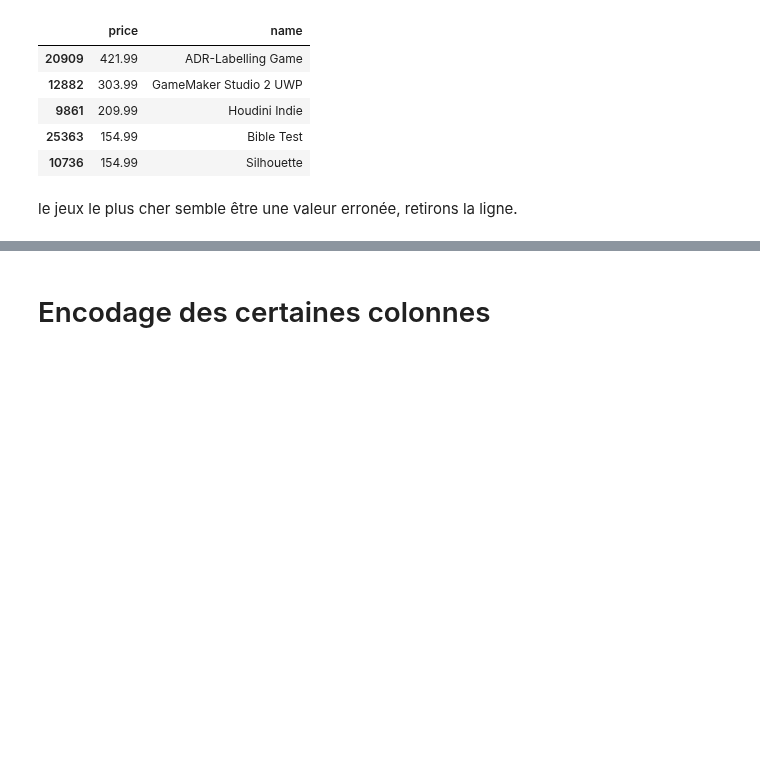
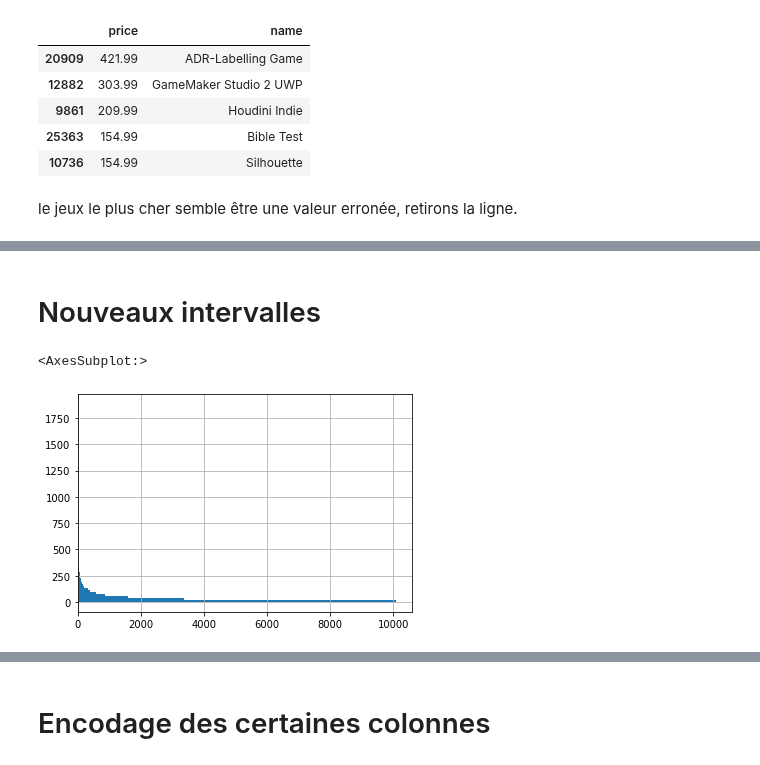
Before and after one commit to Rvanelven/steamator, a Jupyter notebook: notebooks/Etienne.Cleaning des colonnes.ipynb, the cells around one changed output, grey strips where cells are left out. Drawn from its saved outputs; the diff is of its cells as text; code cells hidden in the pictures; blank space fills up the shorter version.

```diff
--- a/notebooks/Etienne.Cleaning des colonnes.ipynb
+++ b/notebooks/Etienne.Cleaning des colonnes.ipynb
@@ -45,5 +48,3 @@ Les colonnes concernant les reviews et le temps de jeu, bien qu'intéressantes,
-# %%
-data.drop(columns=['positive_ratings', 'negative_ratings', 'average_playtime', 'median_playtime'], inplace=True)
 # %% [markdown]
 La colonne "age" semble très incomplète. C'est pourquoi nous ne la prendront pas en compte.
 # %%
@@ -148,2 +164,13 @@ data = data.drop(index=20909)
 # %%
 #data.to_csv(r'data_clean.csv', index = False)
+# %% [markdown]
+# Nouveaux intervalles
+# %%
+data['nb_review'] = data['positive_ratings'] + data['negative_ratings']
+# %%
+new_data = data[data["owner_median"] == 10000]
+# %%
+new_data.nb_review.hist(bins=100, orientation='horizontal',)
+# %% [output]
+<AxesSubplot:>
+[figure, added]
```
Also changed, not shown: parts of 12 cells of this notebook.
